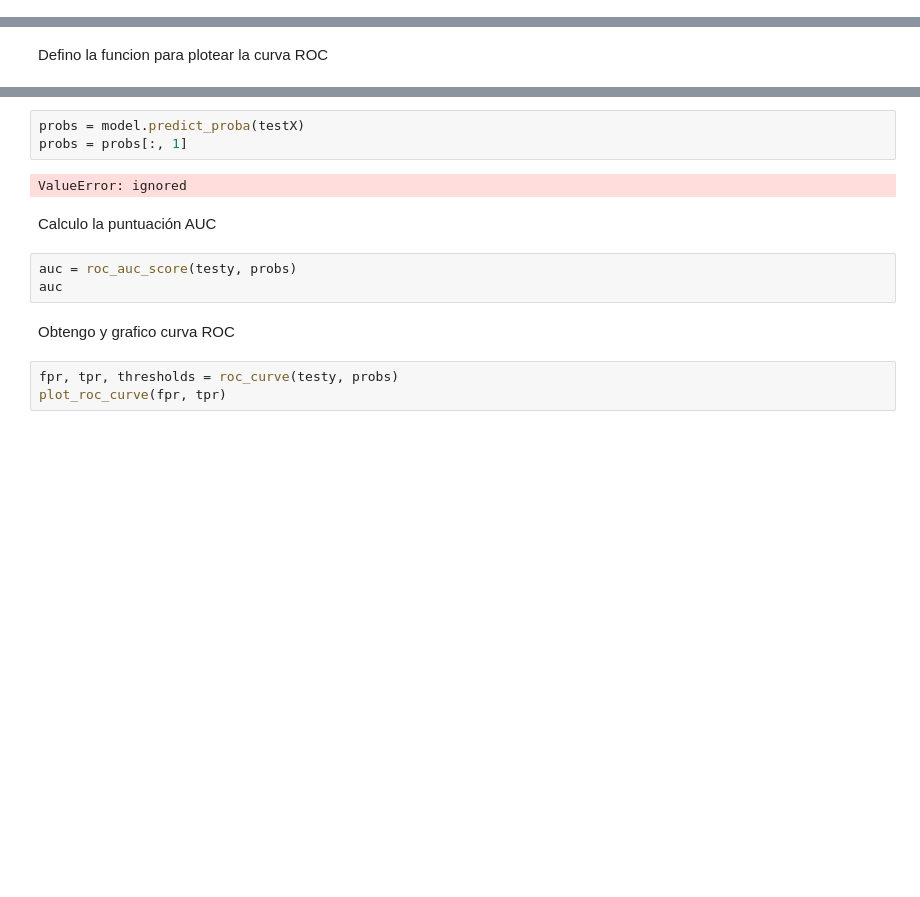
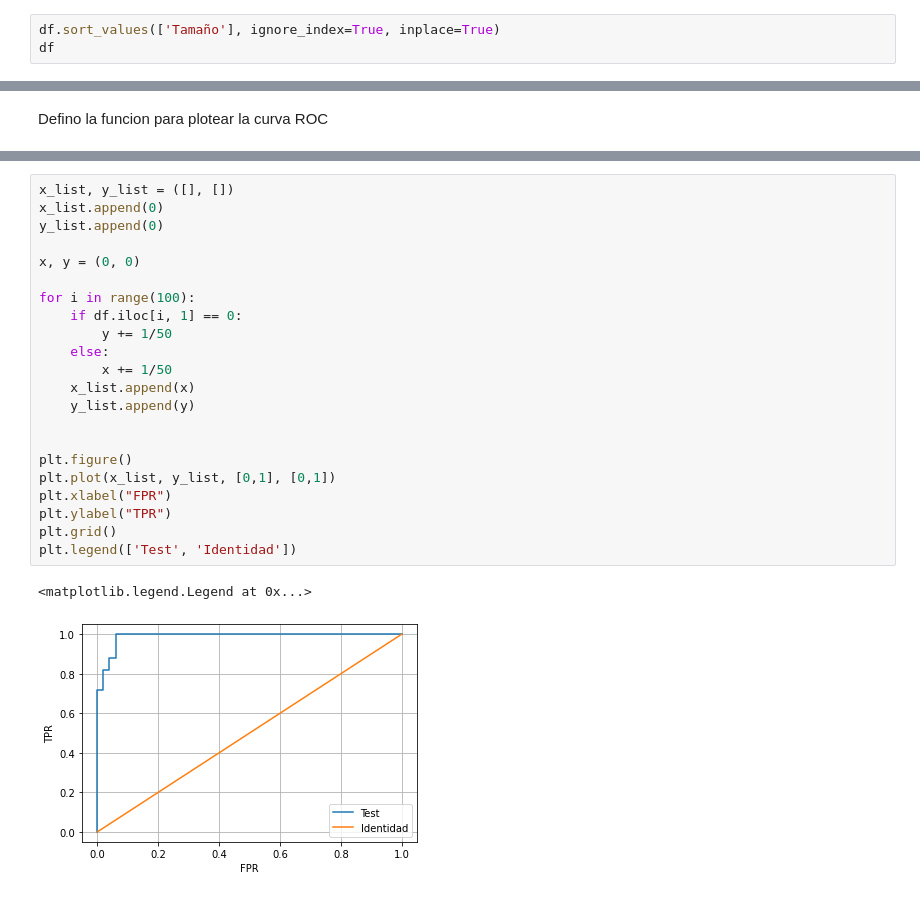
Before and after one commit to FaragoFa/Materia-de-aprendizaje, a Jupyter notebook: ROC.ipynb, the cells around one changed output, grey strips where cells are left out. Drawn from its saved outputs; the diff is of its cells as text; blank space fills up the shorter version.

```diff
--- a/ROC.ipynb
+++ b/ROC.ipynb
@@ -35,0 +58,3 @@ df = pd.concat([dfx, dfy])
+# %%
+df.sort_values(['Tamaño'], ignore_index=True, inplace=True)
+df
@@ -58,15 +77,25 @@ Predigo probabilidades para los datos de prueba, Manteniendo solo las probabilid
-# %%
-probs = model.predict_proba(testX)
-probs = probs[:, 1]
-# %% [output]
-ValueError: ignored
-# %% [markdown]
-Calculo la puntuación AUC
-# %%
-auc = roc_auc_score(testy, probs)
-auc
-# %% [markdown]
-Obtengo y grafico curva ROC
-# %%
-fpr, tpr, thresholds = roc_curve(testy, probs)
-plot_roc_curve(fpr, tpr)
+# %%
+x_list, y_list = ([], [])
+x_list.append(0)
+y_list.append(0)
+
+x, y = (0, 0)
+
+for i in range(100):
+    if df.iloc[i, 1] == 0:
+        y += 1/50
+    else:
+        x += 1/50
+    x_list.append(x)
+    y_list.append(y)
+
+
+plt.figure()
+plt.plot(x_list, y_list, [0,1], [0,1])
+plt.xlabel("FPR")
+plt.ylabel("TPR")
+plt.grid()
+plt.legend(['Test', 'Identidad'])
+# %% [output]
+<matplotlib.legend.Legend at 0x...>
+[figure, added]
```
Also changed, not shown: parts of 23 cells of this notebook.
